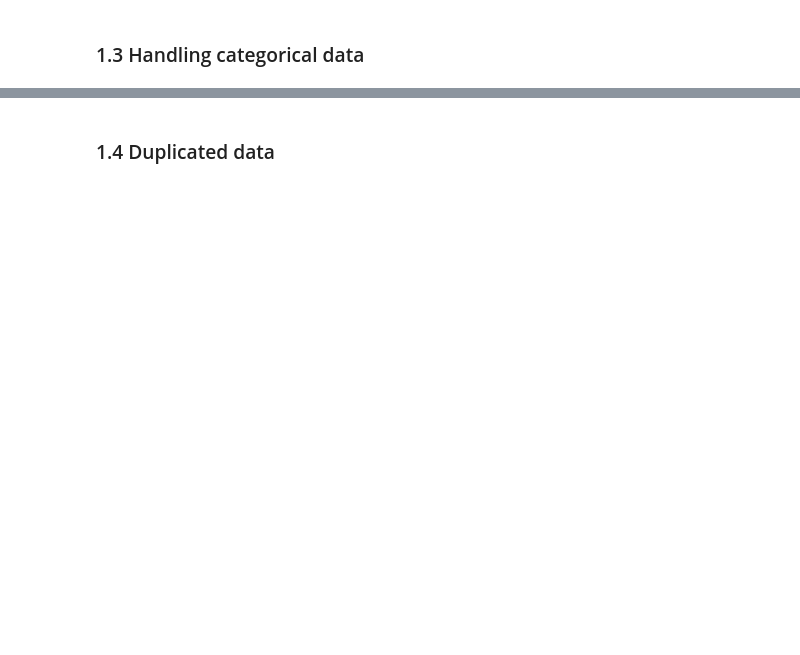
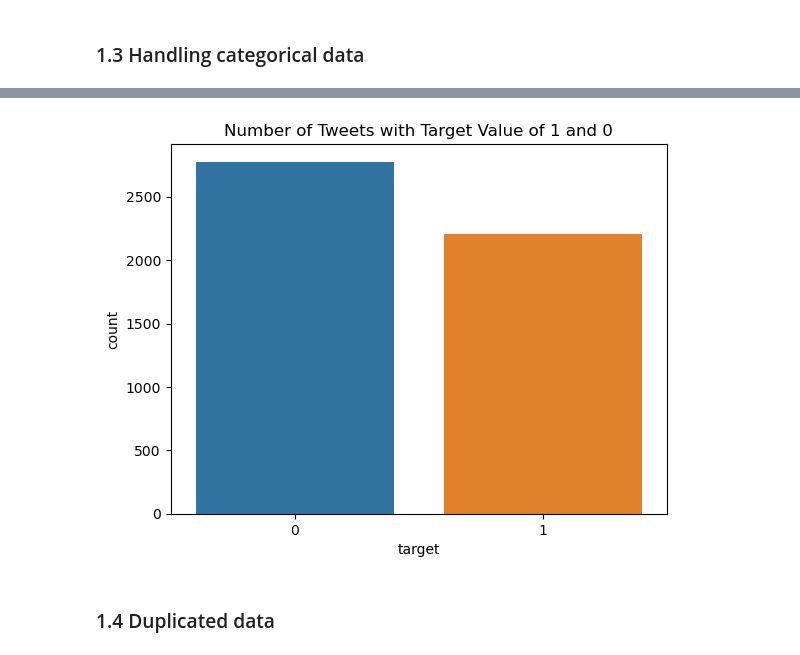
Before and after one commit to magnusrodseth/disaster-tweets, a Jupyter notebook: magnus/notebook.ipynb, the cells around one changed output, grey strips where cells are left out. Drawn from its saved outputs; the diff is of its cells as text; code cells hidden in the pictures; blank space fills up the shorter version.

```diff
--- a/magnus/notebook.ipynb
+++ b/magnus/notebook.ipynb
@@ -176,4 +220,12 @@ df['target'] = df['choose_one'].apply(lambda x: 1 if x == 'Relevant' else 0)
 # Write the updated dataframe to a new CSV file
 df.to_csv('./results/07-with-target-variable.csv', index=False)
 display(df.head())
+
+# Plot the amount of tweets with target value of `1` and `0`
+import seaborn as sns
+import matplotlib.pyplot as plt
+
+sns.countplot(x='target', data=df)
+plt.title('Number of Tweets with Target Value of 1 and 0')
+plt.show()
 # %% [output]
@@ -186,3 +238,4 @@ display(df.head())
+[figure, added]
 # %% [markdown]
 ### 1.4 Duplicated data
 # %%
```
Also changed, not shown: parts of 6 cells of this notebook.
